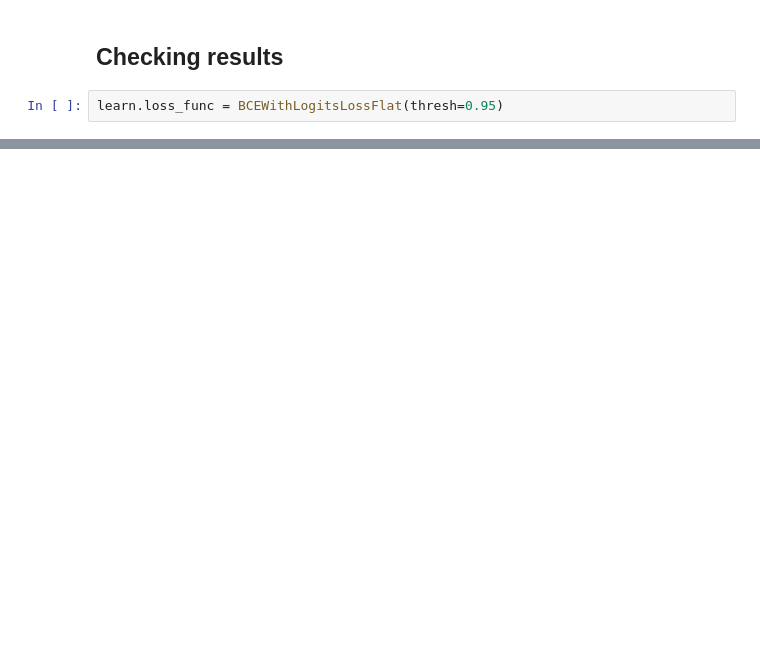
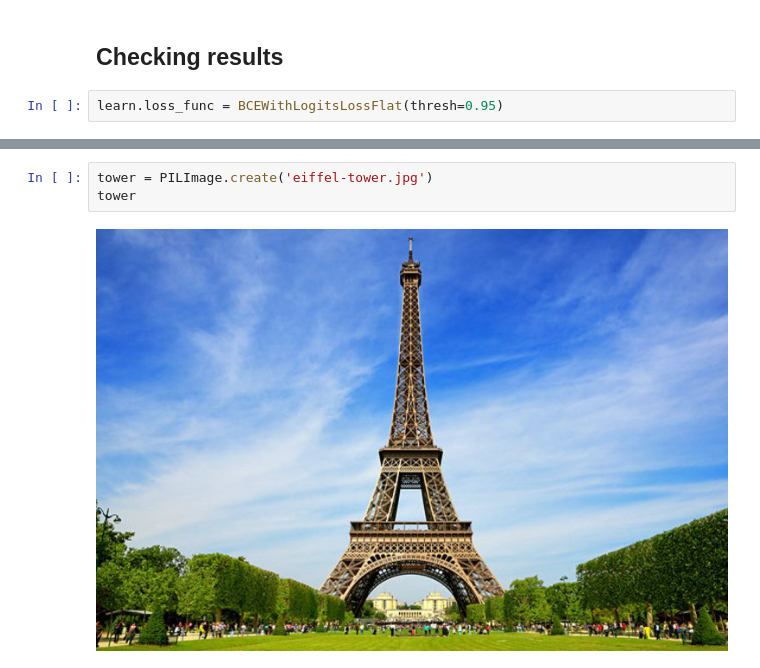
Before and after one commit to JNK234/100-days-of-deep-learning, a Jupyter notebook: Day 5/Detecting_Unknown_labels.ipynb, the cells around one changed output, grey strips where cells are left out. Drawn from its saved outputs; the diff is of its cells as text; blank space fills up the shorter version.

```diff
--- a/Day 5/Detecting_Unknown_labels.ipynb
+++ b/Day 5/Detecting_Unknown_labels.ipynb
@@ -94,0 +132,5 @@ learn.predict(img)[0]
+# %%
+tower = PILImage.create('eiffel-tower.jpg')
+tower
+# %% [output]
+[figure, added]
```
Also changed, not shown: parts of 21 cells of this notebook.
